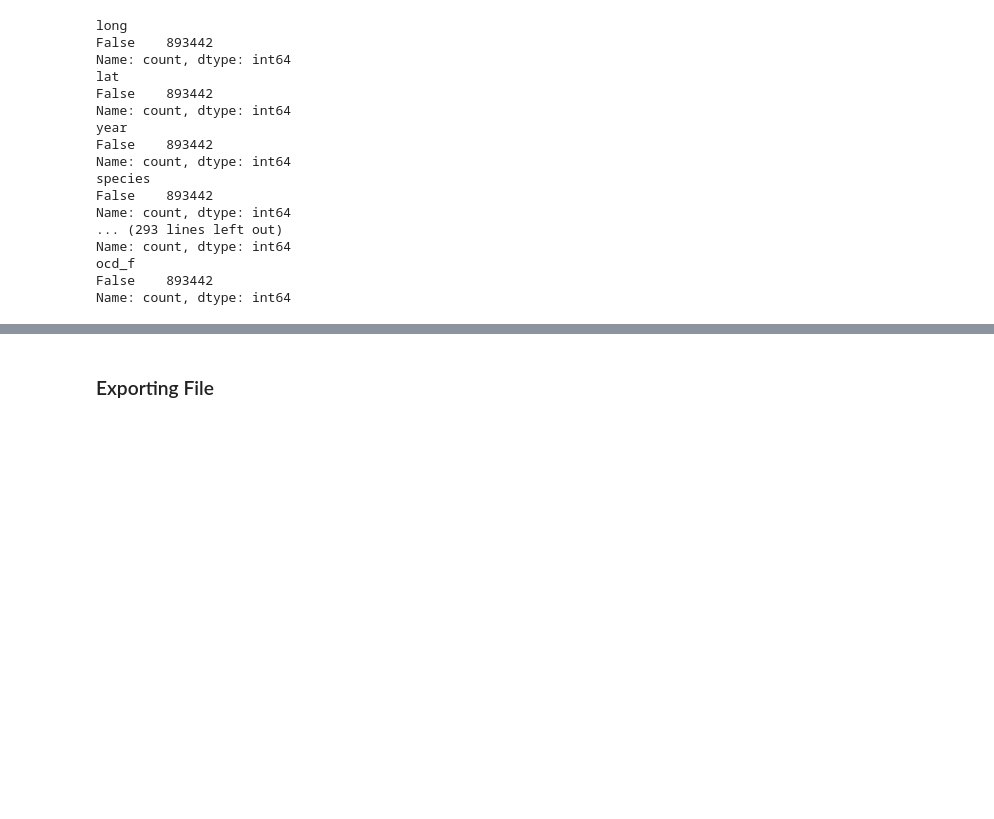
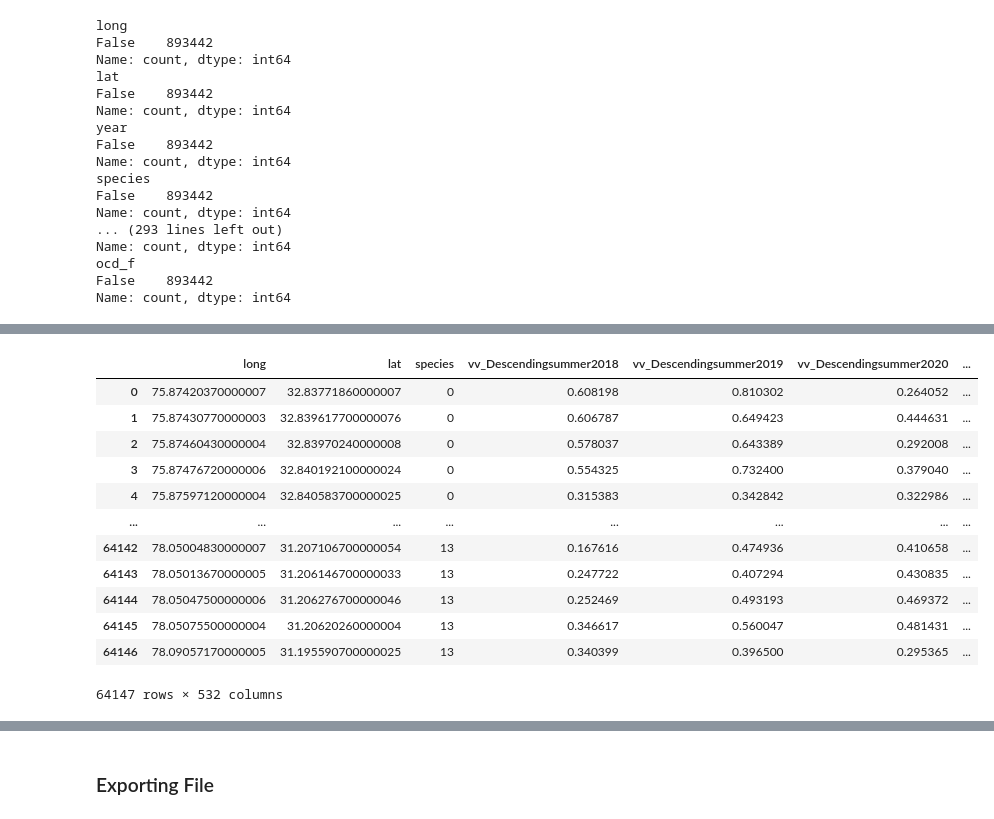
Before and after one commit to ewannthomas/species-distribution-satellite, a Jupyter notebook: src/make_model_df_newframe.ipynb, the cells around one changed output, grey strips where cells are left out. Saved outputs shown, nothing was run; the diff lists cells and outputs as text; code cells hidden in the pictures; blank space fills up the shorter version.

```diff
--- a/src/make_model_df_newframe.ipynb
+++ b/src/make_model_df_newframe.ipynb
@@ -263,0 +251,17 @@ Name: count, dtype: int64
+# %%
+actual_df = pd.read_csv(actual_model_path,  dtype={"long": str, "lat": str})
+actual_df
+# %% [output]
+|  | long | lat | species | vv_Descendingsummer2018 | vv_Descendingsummer2019 | vv_Descendingsummer2020 | ... |
+| 0 | 75.87420370000007 | 32.83771860000007 | 0 | 0.608198 | 0.810302 | 0.264052 | ... |
+| 1 | 75.87430770000003 | 32.839617700000076 | 0 | 0.606787 | 0.649423 | 0.444631 | ... |
+| 2 | 75.87460430000004 | 32.83970240000008 | 0 | 0.578037 | 0.643389 | 0.292008 | ... |
+| 3 | 75.87476720000006 | 32.840192100000024 | 0 | 0.554325 | 0.732400 | 0.379040 | ... |
+| 4 | 75.87597120000004 | 32.840583700000025 | 0 | 0.315383 | 0.342842 | 0.322986 | ... |
+| ... | ... | ... | ... | ... | ... | ... | ... |
+| 64142 | 78.05004830000007 | 31.207106700000054 | 13 | 0.167616 | 0.474936 | 0.410658 | ... |
+| 64143 | 78.05013670000005 | 31.206146700000033 | 13 | 0.247722 | 0.407294 | 0.430835 | ... |
+| 64144 | 78.05047500000006 | 31.206276700000046 | 13 | 0.252469 | 0.493193 | 0.469372 | ... |
+| 64145 | 78.05075500000004 | 31.20620260000004 | 13 | 0.346617 | 0.560047 | 0.481431 | ... |
+| 64146 | 78.09057170000005 | 31.195590700000025 | 13 | 0.340399 | 0.396500 | 0.295365 | ... |
+64147 rows × 532 columns
```
Also changed, not shown: parts of 15 cells of this notebook, 41 other files.
